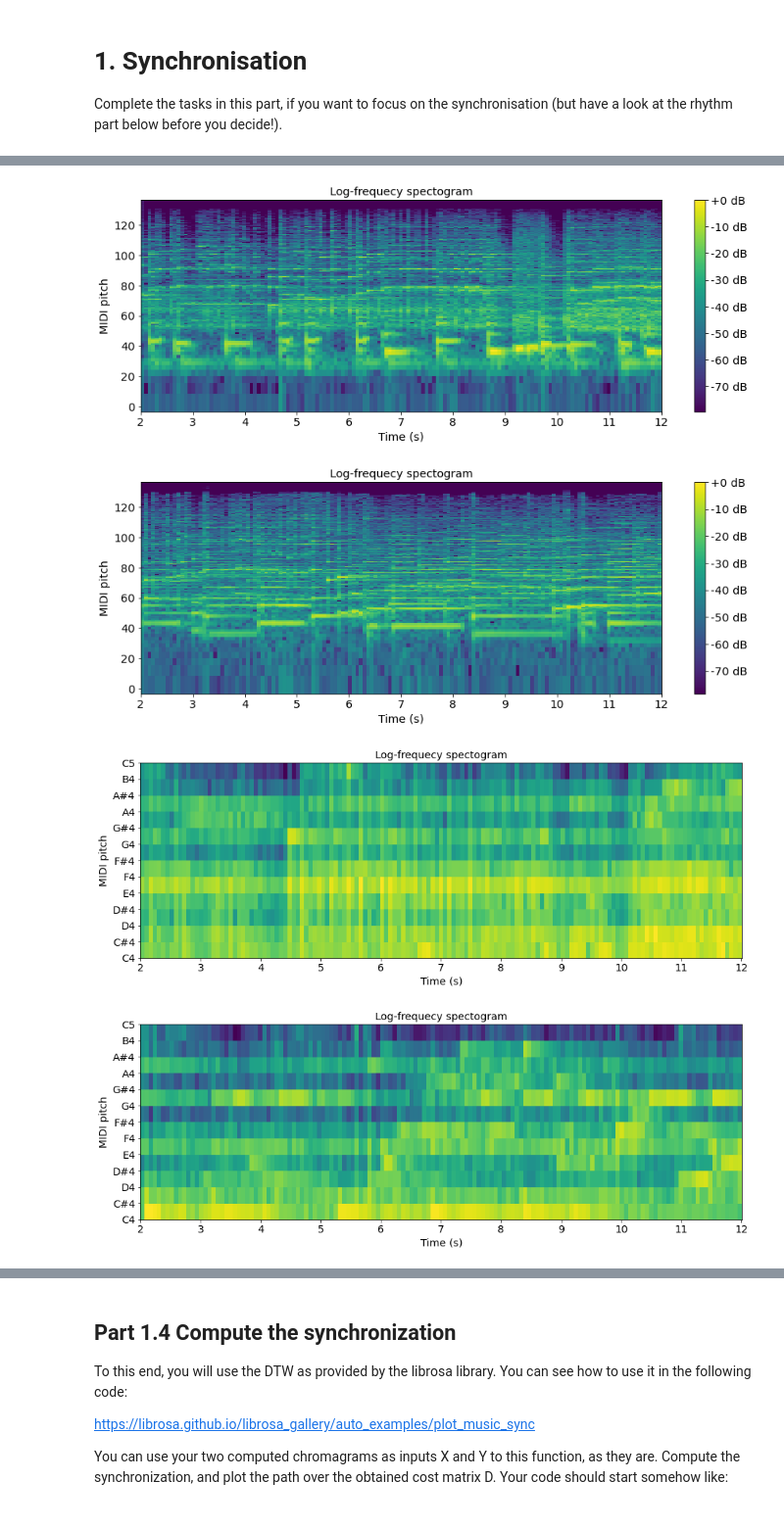
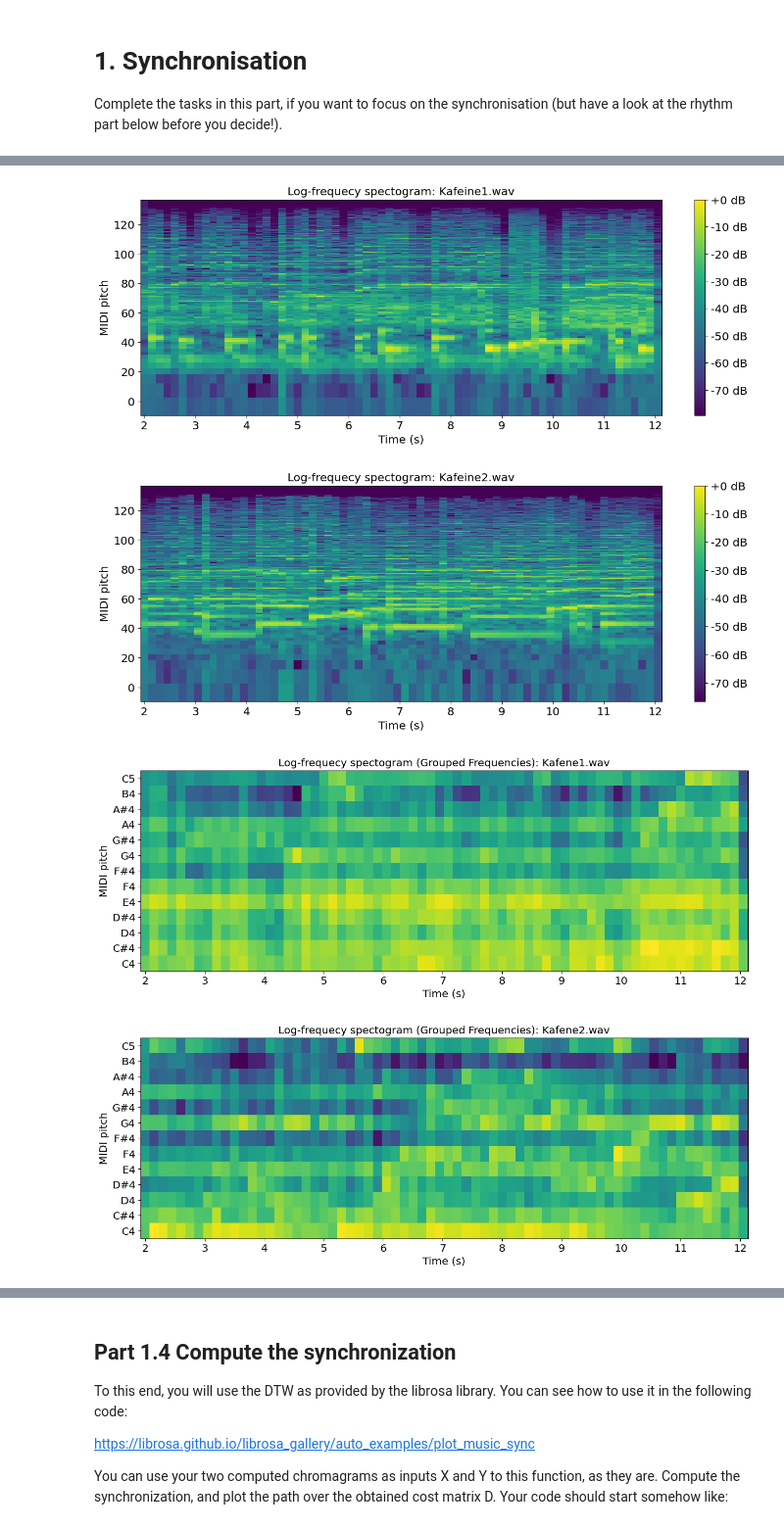
Before and after one commit to simoclemens/KTH-MusicInformaticsLabs, a Jupyter notebook: DT2470_lab03-1.ipynb, the cells around one changed output, grey strips where cells are left out. Shown at 98% size. Saved outputs shown, nothing was run; the diff lists cells and outputs as text; code cells hidden in the pictures.

```diff
--- a/DT2470_lab03-1.ipynb
+++ b/DT2470_lab03-1.ipynb
@@ -140,19 +138,19 @@ freq1, time1, stft_db1 = plot_stft_from_audio_segment(
     samples1,
     window_type='hann',
     window_size=0.15,
-    hop_size=0.07,
+    hop_size=0.15,
     fft_sample_size=0.15*sample_rate1,
     sample_rate=sample_rate1,
-    plot_title="STFT Spectrogram, first 10s of audio (win_size = 100ms, hop_size = 10ms, fft_sample_size = 8192)"
+    plot_title="Spectral magnitude: Kafene1.wav"
     )
 
 freq2, time2, stft_db2 =plot_stft_from_audio_segment(
     samples2,
     window_type='hann',
     window_size=0.15,
-    hop_size=0.07,
+    hop_size=0.15,
     fft_sample_size=0.15*sample_rate2,
     sample_rate=sample_rate2,
-    plot_title="STFT Spectrogram, (win_size = 100ms, hop_size = 10ms, fft_sample_size = 8192)"
+    plot_title="Spectral magnitude: Kafene2.wav"
     )
 # %% [output]
@@ -179,7 +177,7 @@ freq1_log = (12 * np.log2(freq1 / 440)) + 69
 freq2_log = (12 * np.log2(freq2 / 440)) + 69
 
 # Plot the spectrogram
-plt.title("Log-frequecy spectogram")
+plt.title("Log-frequecy spectogram: Kafeine1.wav")
 plt.xlabel('Time (s)')
 plt.ylabel('MIDI pitch')
 # Customize the x-axis ticks and labels
@@ -191,7 +189,7 @@ plt.colorbar(format='%+2.0f dB')
 plt.show()
 
 # Plot the spectrogram
-plt.title("Log-frequecy spectogram")
+plt.title("Log-frequecy spectogram: Kafeine2.wav")
 plt.xlabel('Time (s)')
 plt.ylabel('MIDI pitch')
 # Customize the x-axis ticks and labels
@@ -202,8 +200,8 @@ plt.pcolormesh(time2, freq2_log, stft_db2)
 plt.colorbar(format='%+2.0f dB')
 plt.show()
 # %% [output]
-[figure, old version]
+[figure, new version]
-[figure, old version]
+[figure, new version]
 # %%
 def groupFreq(p_min, p_max, frequency, stft_db):
     out = []
@@ -225,37 +223,37 @@ freq2_log_masked = freq2_log[mask2]
 stft_db2_masked = stft_db2[mask2]
 
 freq = np.array([i for i in range(pitch_min, pitch_max)])
 grouped_stft1 = groupFreq(pitch_min, pitch_max, freq1_log_masked,stft_db1_masked)
 grouped_stft2 = groupFreq(pitch_min, pitch_max, freq2_log_masked,stft_db2_masked)
 
 # Plot the spectrogram
-plt.title("Log-frequecy spectogram")
+plt.title("Log-frequecy spectogram (Grouped Frequencies): Kafene1.wav")
 plt.xlabel('Time (s)')
 plt.ylabel('MIDI pitch')
 x_ticks_positions = np.arange(0, 11)
 x_ticks_labels = [str(i) for i in range(2, 13)]
 plt.xticks(x_ticks_positions, x_ticks_labels)
 y_ticks_positions = np.arange(pitch_min, pitch_max)
 y_ticks_labels = ["C4", "C#4", "D4", "D#4", "E4", "F4", "F#4", "G4", "G#4", "A4", "A#4", "B4", "C5"]
 plt.yticks(y_ticks_positions, y_ticks_labels)
 plt.pcolormesh(time1, freq, grouped_stft1)
 plt.show()
 
 # Plot the spectrogram
-plt.title("Log-frequecy spectogram")
+plt.title("Log-frequecy spectogram (Grouped Frequencies): Kafene2.wav")
 plt.xlabel('Time (s)')
 plt.ylabel('MIDI pitch')
 x_ticks_positions = np.arange(0, 11)
 x_ticks_labels = [str(i) for i in range(2, 13)]
 plt.xticks(x_ticks_positions, x_ticks_labels)
 y_ticks_positions = np.arange(pitch_min, pitch_max)
 y_ticks_labels = ["C4", "C#4", "D4", "D#4", "E4", "F4", "F#4", "G4", "G#4", "A4", "A#4", "B4", "C5"]
 plt.yticks(y_ticks_positions, y_ticks_labels)
 plt.pcolormesh(time2, freq, grouped_stft2)
 plt.show()
 # %% [output]
-[figure, old version]
+[figure, new version]
-[figure, old version]
+[figure, new version]
 # %% [markdown]
 ## Compute the chromagram
 
```
Also changed, not shown: parts of 11 cells of this notebook.
